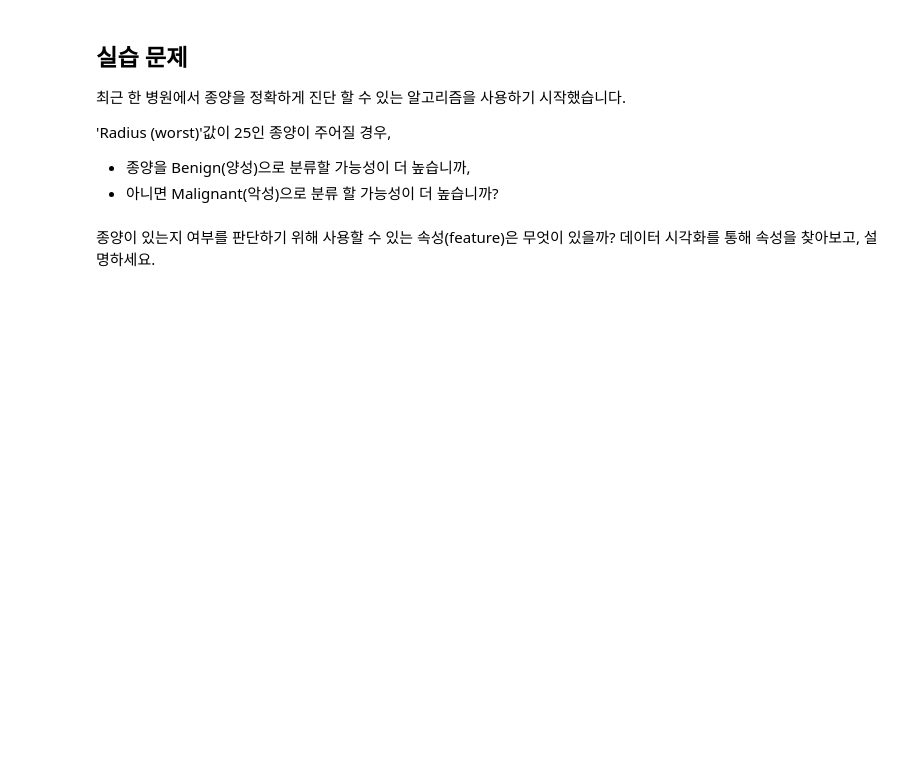
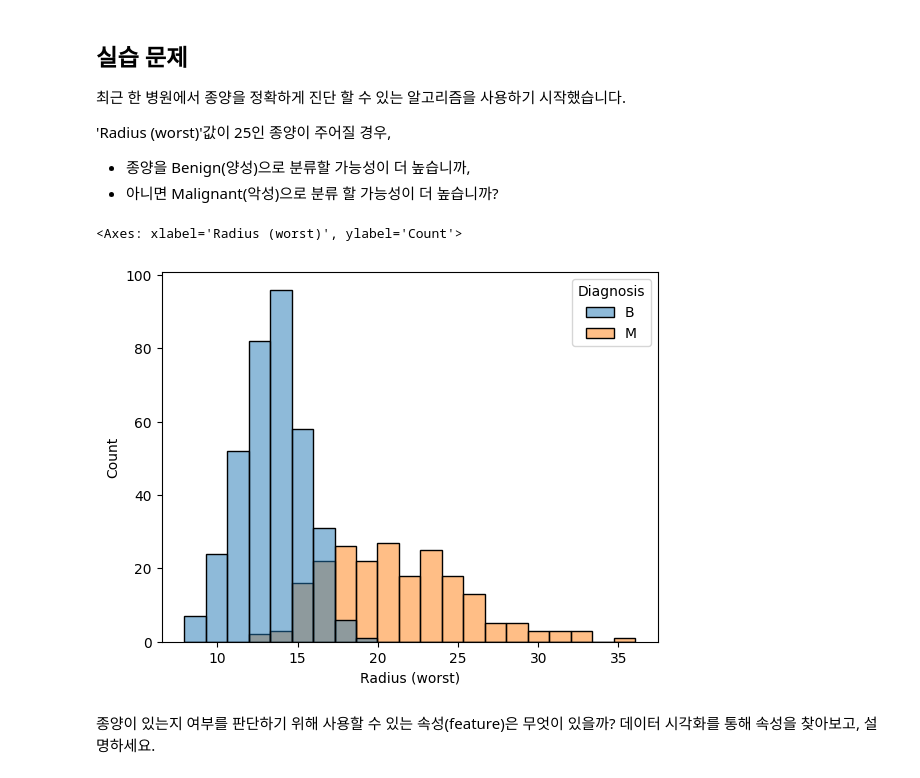
Before and after one commit to iwishkim/stock_market_analysis, a Jupyter notebook: 2주차/cancer.ipynb, the cells around one changed output. Cells and saved outputs as stored; diff of their text form; code cells hidden in the pictures; blank space fills up the shorter version.

```diff
--- a/2주차/cancer.ipynb
+++ b/2주차/cancer.ipynb
@@ -36,5 +68,10 @@ sns.histplot(data=cancer, x = 'Area (mean)', kde = True)
  'Radius (worst)'값이 25인 종양이 주어질 경우,
  * 종양을 Benign(양성)으로 분류할 가능성이 더 높습니까,
  * 아니면 Malignant(악성)으로 분류 할 가능성이 더 높습니까?
+# %%
+sns.histplot(data=cancer, x = 'Radius (worst)', hue='Diagnosis')
+# %% [output]
+<Axes: xlabel='Radius (worst)', ylabel='Count'>
+[figure, added]
 # %% [markdown]
 종양이 있는지 여부를 판단하기 위해 사용할 수 있는 속성(feature)은 무엇이 있을까? 데이터 시각화를 통해 속성을 찾아보고, 설명하세요.
```
Also changed, not shown: parts of 7 cells of this notebook.
